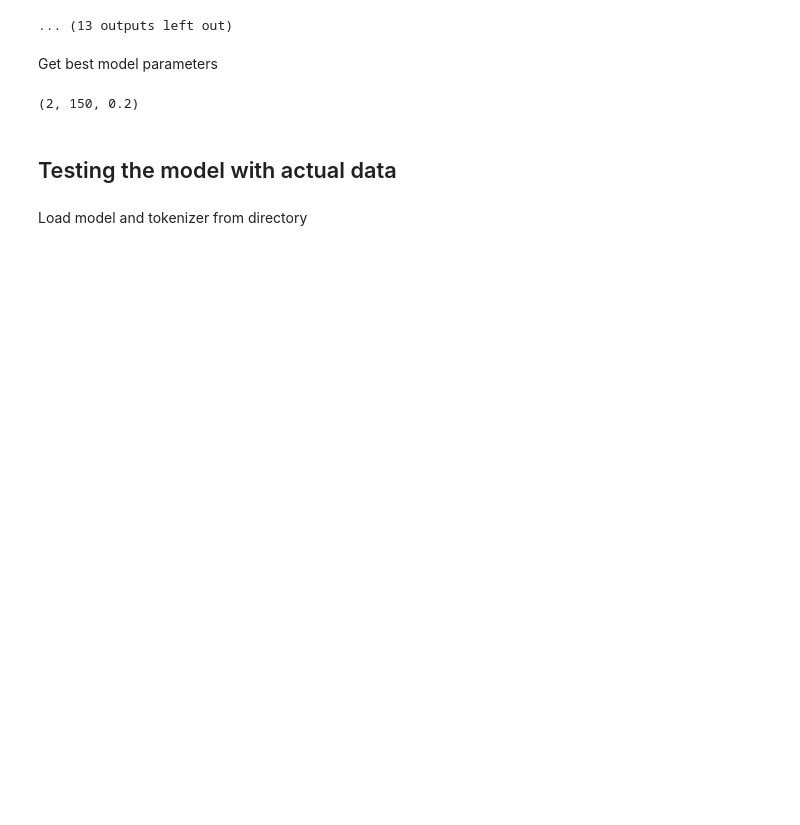
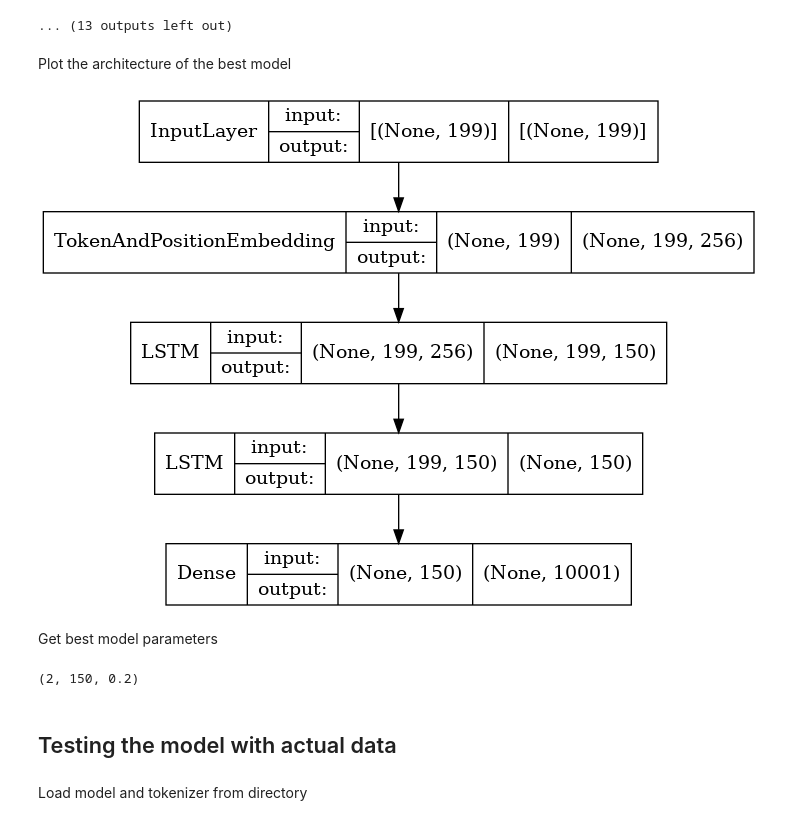
Before and after one commit to MShafquat/Bangla-Next-Word-and-Text-Sequence-Prediction, a Jupyter notebook: model-training/LSTM Training.ipynb, the cells around one changed output. Saved outputs shown, nothing was run; the diff lists cells and outputs as text; code cells hidden in the pictures; blank space fills up the shorter version.

Commit message:
Create plot for the best model

```diff
--- a/model-training/LSTM Training.ipynb
+++ b/model-training/LSTM Training.ipynb
@@ -298,6 +299,12 @@ Epoch 10/20
 Epoch 11/20
 2347/2347 [==============================] - 995s 424ms/step - loss: 4.9836 - sparse_categorical_accuracy: 0.2197 - val_loss: 6.3898 - val_sparse_categorical_accuracy: 0.1963
 ... (13 outputs left out)
+# %% [markdown]
+Plot the architecture of the best model
+# %%
+plot_model(model, to_file=str(plot_dir / "model-2-150.png"), show_layer_names=False, show_shapes=True)
+# %% [output]
+[figure, added]
 # %% [markdown]
 Get best model parameters
 # %%
```
Also changed, not shown: parts of 1 cell of this notebook.
